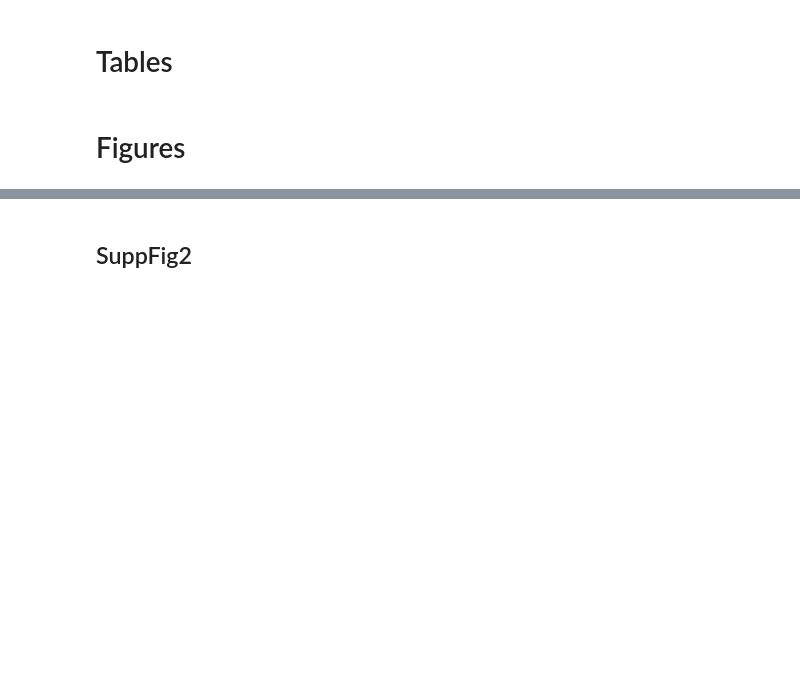
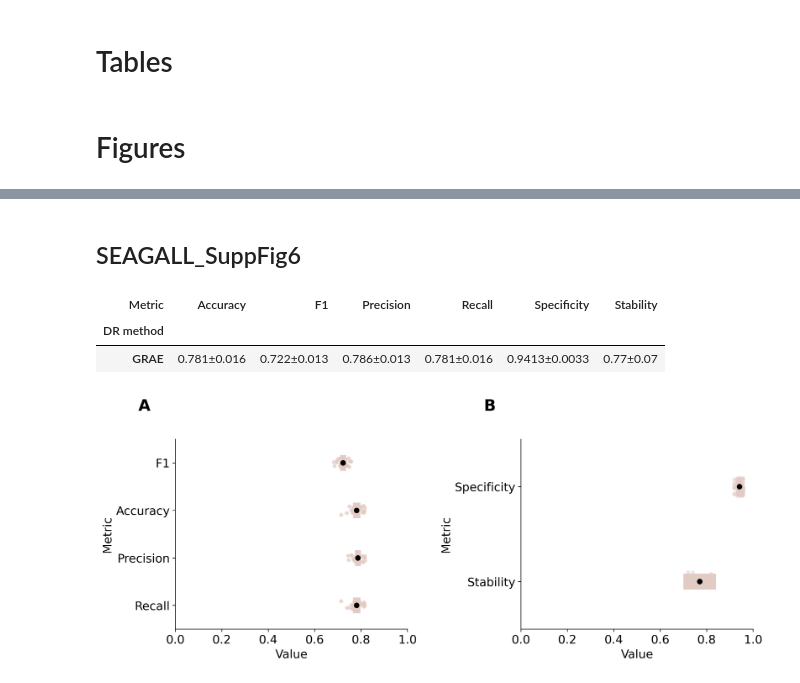
Before and after one commit to gmalagol10/seagall, a Jupyter notebook: reproducibility/6_Classification.ipynb, the cells around one changed output, grey strips where cells are left out. Saved outputs shown, nothing was run; the diff lists cells and outputs as text; code cells hidden in the pictures; blank space fills up the shorter version.

```diff
--- a/reproducibility/6_Classification.ipynb
+++ b/reproducibility/6_Classification.ipynb
@@ -28,18 +28,8 @@ AEs_order=["GRAE","TAE","AE","VAE","PeakVI","scVI","siVAE","PCA"]
 new_colors=[ut.colors_to_use_pastel[4], ut.colors_to_use_pastel[1], ut.colors_to_use_pastel[6], ut.colors_to_use_pastel[2],
 ut.colors_to_use_pastel[3], ut.colors_to_use_pastel[0], ut.colors_to_use_bright[1], ut.colors_to_use_pastel[8]]
 palette = {AEs_order[i] : new_colors[i] for i in range(len(AEs_order))}
+fs_order=["Peaks","GEX","Windows"]
+feats_palette = {fs_order[i] : ut.colors_to_use_bright[9:12][i] for i in range(len(fs_order))}
-# %%
-fs_order=["Peaks","GEX"]
-feats_palette = {fs_order[i] : ut.colors_to_use_bright[9:12][i] for i in range(len(fs_order))}
-plt.figure(figsize=(8, 4))
-for i, (name, color) in enumerate(feats_palette.items()):
-    plt.bar(i, 1, color=color, label=name)
-
-plt.xticks(range(len(feats_palette)), feats_palette.keys(), rotation=45, ha="right")
-plt.yticks([])
-plt.title("Color Representation of FS")
-plt.legend().remove()
-plt.show()
 # %% [markdown]
 # JOBS
 # %%
@@ -247,6 +237,7 @@ cl.rename({"F1M" : "F1"}, axis=1, inplace=True)
 stab=pd.read_csv("Tables/Stability.tsv.gz", sep="\t")
 spec=pd.read_csv("Tables/Specificity.tsv.gz", sep="\t")
 tot=pd.concat([cl, stab, spec])
+tot.replace("pca","PCA", inplace=True)
 tot["Dataset"]=tot["Dataset"].str.replace("_H","").str.replace("_M","")
 d=pd.DataFrame()
 for metric in ["F1","Accuracy","Precision","Recall","Stability","Specificity"]:
@@ -370,5 +381,5 @@ plt.show()
 # %% [markdown]
-## SuppFig2
+## SEAGALL_SuppFig6
 # %%
 ds="GSE117309"
 fs="Window"
@@ -485,6 +496,10 @@ defd=d.pivot(index="DR method", columns="Metric", values="Mean +- 3*SEM").loc[or
 for col in defd.columns:
     defd[col]=defd[col].str.replace("+/-",u"\u00B1")
 defd
+# %% [output]
+| Metric | Accuracy | F1 | Precision | Recall | Specificity | Stability |
+| DR method |  |  |  |  |  |  |
+| GRAE | 0.781±0.016 | 0.722±0.013 | 0.786±0.013 | 0.781±0.016 | 0.9413±0.0033 | 0.77±0.07 |
 # %%
 params = {'axes.labelsize': 15,
          'axes.titlesize': 15,
@@ -495,32 +510,34 @@ params = {'axes.labelsize': 15,
          "figure.figsize": [12, 5]}
 plt.rcParams.update(params)
 
 t=tot[tot["GNN"]=="GAT"]
 t["FeaturesSpace"]="Windows"
 fig, axs = plt.subplots(1,2)
 axs=axs.flatten()
 for i, metric in enumerate(["F1","Accuracy","Precision","Recall","Specificity","Stability"]):
     means=[float(i.split(u"\u00B1")[0]) for i in np.array(defd[metric])]
     sems=[float(i.split(u"\u00B1")[1]) for i in np.array(defd[metric])]
     ax = axs[0] if i < 4 else axs[1]
     ax.errorbar(y=metric, x=means, xerr=sems,ls='none', ecolor=feats_palette["Windows"], elinewidth=20, marker="o", c="black", zorder=10)
 
 d=t[["F1","Accuracy","Precision","Recall"]].dropna().melt()
 sns.stripplot(data=d, x="value", y="variable", ax=axs[0], alpha=0.75, color=feats_palette["Windows"], zorder=1)
 
 d=t[["Specificity","Stability"]].melt()
 sns.stripplot(data=d, x="value", y="variable", ax=axs[1], alpha=0.5, color=feats_palette["Windows"], zorder=1)
 
 for i, ax in enumerate(axs):
     ax.set_ylabel("Metric")
     ax.set_xlabel("Value")
     ax.spines['top'].set_visible(False)
     ax.spines['right'].set_visible(False)
-    ax.text(-0.16, 1.15, string.ascii_uppercase[is], transform=axs[i].transAxes, size=20, weight='bold',rotation=0)
+    ax.text(-0.16, 1.15, string.ascii_uppercase[i], transform=axs[i].transAxes, size=20, weight='bold',rotation=0)
     ax.set_xlim([0,1])
     xticks=np.around(np.linspace(0, 1, 6), 1)
     ax.set_xticks(xticks, xticks)
 
 fig.tight_layout(h_pad=2, w_pad=3)
-plt.savefig("Figures/SuppFig2.png", format="png", dpi=300, bbox_inches='tight')
+plt.savefig("Figures/SEAGALL_SuppFig6.png", format="png", dpi=300, bbox_inches='tight')
 plt.show()
+# %% [output]
+[figure, added]
```
Also changed, not shown: parts of 6 cells of this notebook, 17 other files.
